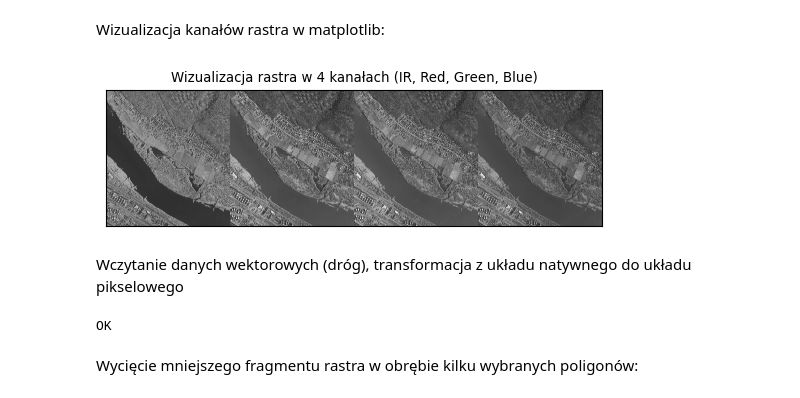
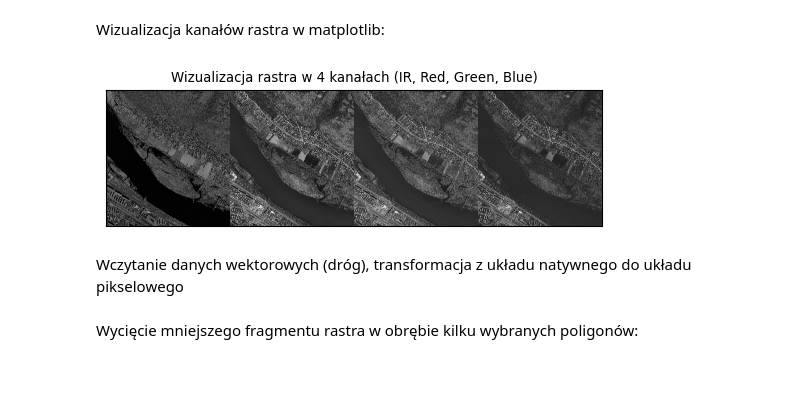
Before and after one commit to mplaciszewska/teledetekcja, a Jupyter notebook: main.ipynb, the cells around one changed output. Drawn from its saved outputs; the diff is of its cells as text; code cells hidden in the pictures.

```diff
--- a/main.ipynb
+++ b/main.ipynb
@@ -12,52 +12,57 @@ def read_spatial_raster(path: Union[str, Path]) -> gdal.Dataset:
     assert dataset is not None, "Read spatial raster returned None"
     return dataset
 
-raster_file_CIR = "CIR2015.tif"
-raster_file_RGB = "RGB2015.tif"
-raster_file_CIR_2023 = "CIR2023.tif"
-raster_file_RGB_2023 = "RGB2023.tif"
+raster_file_CIR = "CIR2023.tif"
+raster_file_RGB = "RGB2023.tif"
+raster_file_CIR_2015 = "CIR2015.tif"
+raster_file_RGB_2015 = "RGB2015.tif"
 
 raster_dataset_CIR = read_spatial_raster(raster_file_CIR)
 raster_dataset_RGB = read_spatial_raster(raster_file_RGB)
-raster_dataset_CIR_2023 = read_spatial_raster(raster_file_CIR_2023)
-raster_dataset_RGB_2023 = read_spatial_raster(raster_file_RGB_2023)
+raster_dataset_CIR_2015 = read_spatial_raster(raster_file_CIR_2015)
+raster_dataset_RGB_2015 = read_spatial_raster(raster_file_RGB_2015)
 # %% [markdown]
 Wizualizacja kanałów rastra w matplotlib:
 # %%
 import matplotlib.pyplot as plt
 
 def read_raster_band(dataset: gdal.Dataset, band_number: int) -> gdal.Band:
     assert 0 < band_number <= dataset.RasterCount, f"Band number {band_number} is invalid for raster with {dataset.RasterCount} bands."
     band = dataset.GetRasterBand(band_number)
     assert band is not None, f"Unable to read band {band_number}"
     return band
 
 def read_band_as_array(band: gdal.Band) -> np.ndarray:
     array = band.ReadAsArray()
     array = np.copy(array)  # To make sure we do not get memory errors
     return array
 
-nir_band = read_raster_band(raster_dataset_CIR, 1)
-nir_array = read_band_as_array(nir_band)
+def process_year(raster_dataset_CIR, raster_dataset_RGB):
+    nir_band = read_raster_band(raster_dataset_CIR, 1)
+    nir_array = read_band_as_array(nir_band)
 
-red_band = read_raster_band(raster_dataset_CIR, 2)
-red_array = read_band_as_array(red_band)
+    red_band = read_raster_band(raster_dataset_CIR, 2)
+    red_array = read_band_as_array(red_band)
 
-green_band = read_raster_band(raster_dataset_CIR, 3)
-green_array = read_band_as_array(green_band)
+    green_band = read_raster_band(raster_dataset_CIR, 3)
+    green_array = read_band_as_array(green_band)
 
-blue_band = read_raster_band(raster_dataset_RGB, 3)
-blue_array = read_band_as_array(blue_band)
+    blue_band = read_raster_band(raster_dataset_RGB, 3)
+    blue_array = read_band_as_array(blue_band)
+
+    return nir_array, red_array, green_array, blue_array
+
+nir_array, red_array, green_array, blue_array = process_year(raster_dataset_CIR, raster_dataset_RGB)
 
 #wizualizacja 4 kanalow na calym rastrze
 rgb_h = np.hstack((nir_array, red_array, green_array, blue_array))
 plt.imshow(rgb_h, cmap='gray')
 plt.title("Wizualizacja rastra w 4 kanałach (IR, Red, Green, Blue)")
 plt.xticks([])
 plt.yticks([])
 plt.show()
 # %% [output]
-[figure, old version]
+[figure, new version]
 # %% [markdown]
 Wczytanie danych wektorowych (dróg), transformacja z układu natywnego do układu pikselowego
 # %%
@@ -65,8 +70,6 @@ from typing import Tuple, List
 import geopandas as gpd
 import pandas as pd
 import shapely
-
-# raster_dataset = np.dstack((nir, red, green, blue))
 
 def points_to_pixels(points: np.ndarray, geotransform: List[float]) -> np.ndarray:
     c, a, _, f, _, e = geotransform
@@ -100,9 +103,6 @@ features_file = "drogi.shp"
 features = read_features_to_geopandas(features_file)
 features = reproject_geodataframe(features, raster_dataset_CIR.GetProjection())
 features = convert_to_pixel_system(features, raster_dataset_CIR.GetGeoTransform())
-print("OK")
-# %% [output]
-OK
 # %% [markdown]
 Wycięcie mniejszego fragmentu rastra w obrębie kilku wybranych poligonów:
 # %%
```
Also changed, not shown: parts of 7 cells of this notebook.
